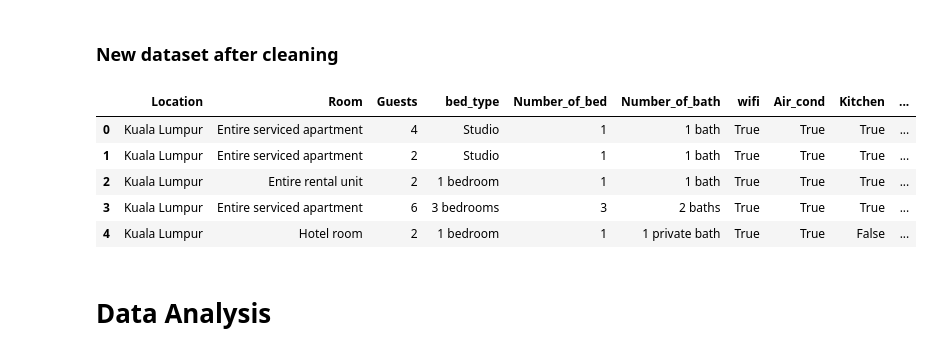
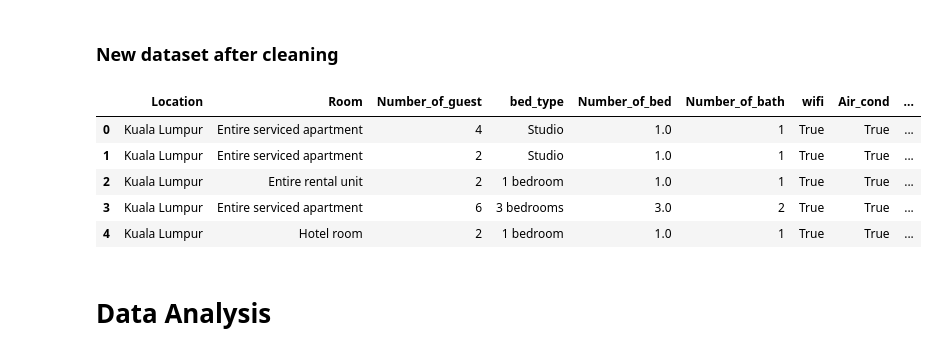
Before and after one commit to BryanChin991/webscrapping, a Jupyter notebook: Abnb/Scraping_lists-checkpoint.ipynb, the cells around one changed output. Saved outputs shown, nothing was run; the diff lists cells and outputs as text; code cells hidden in the pictures.

```diff
--- a/Abnb/Scraping_lists-checkpoint.ipynb
+++ b/Abnb/Scraping_lists-checkpoint.ipynb
@@ -174,0 +174,10 @@ Name: Number_of_bed, dtype: int64
+# %%
+for idx, beds in enumerate(df.Descriptions):
+    for bed in beds.split(',')[2:]:
+        if 'bed' in bed:
+            bed = bed.split(' ')
+            df.loc[idx, 'Number_of_bed'] = bed[1]
+            break
+
+df.Number_of_bed = df.Number_of_bed.astype('float64')
+df.Number_of_bed.value_counts()
@@ -175,5 +199,2 @@ Name: Number_of_bed, dtype: int64
 # %% [markdown]
 ### New features - Number of bath
-# %%
-df['Number_of_bath'] = [bath.split(',')[3] if 'bath' in bath.split(',')[3] else None for bath in df.Descriptions]
-df.Number_of_bath.value_counts()
@@ -194,0 +201,8 @@ Name: Number_of_bath, dtype: int64
+# %%
+for idx, baths in enumerate(df.Descriptions):
+    for bath in baths.split(',')[2:]:
+        if 'bath' in bath:
+            bath = bath.split(' ')
+            df.loc[idx, 'Number_of_bath'] = bath[1]
+            break
+df.Number_of_bath.value_counts()
@@ -211,0 +244,3 @@ Name: Price, dtype: int64
+# %%
+df['Price_in_MYR_per_guest'] = df['Price_in_MYR'] / df['Number_of_guest']
+df[['Price_in_MYR', 'Number_of_guest', 'Price_in_MYR_per_guest']].head()
@@ -212,14 +254,14 @@ Name: Price, dtype: int64
 # %% [markdown]
 ### New dataset after cleaning
 # %%
-useful_features = ['Location', 'Room', 'Guests', 'bed_type', 'Number_of_bed', 'Number_of_bath', 'wifi', 'Air_cond', 'Kitchen', 'Self_check_in', 'Rating', 'Price_in_MYR']
+useful_features = ['Location', 'Room', 'Number_of_guest', 'bed_type', 'Number_of_bed', 'Number_of_bath', 'wifi', 'Air_cond', 'Kitchen', 'Self_check_in', 'Rating', 'Price_in_MYR', 'Price_in_MYR_per_guest']
 data = df[useful_features]
 data.to_csv('/Users/Asus/Desktop/Unity Game/python/Data_Analysis/WebScrapping/Abnb/dataset_afterClean.csv', index=False)
 data.head()
 # %% [output]
-|  | Location | Room | Guests | bed_type | Number_of_bed | Number_of_bath | wifi | Air_cond | Kitchen | ... |
-| 0 | Kuala Lumpur | Entire serviced apartment | 4 | Studio | 1 | 1 bath | True | True | True | ... |
-| 1 | Kuala Lumpur | Entire serviced apartment | 2 | Studio | 1 | 1 bath | True | True | True | ... |
-| 2 | Kuala Lumpur | Entire rental unit | 2 | 1 bedroom | 1 | 1 bath | True | True | True | ... |
-| 3 | Kuala Lumpur | Entire serviced apartment | 6 | 3 bedrooms | 3 | 2 baths | True | True | True | ... |
-| 4 | Kuala Lumpur | Hotel room | 2 | 1 bedroom | 1 | 1 private bath | True | True | False | ... |
+|  | Location | Room | Number_of_guest | bed_type | Number_of_bed | Number_of_bath | wifi | Air_cond | ... |
+| 0 | Kuala Lumpur | Entire serviced apartment | 4 | Studio | 1.0 | 1 | True | True | ... |
+| 1 | Kuala Lumpur | Entire serviced apartment | 2 | Studio | 1.0 | 1 | True | True | ... |
+| 2 | Kuala Lumpur | Entire rental unit | 2 | 1 bedroom | 1.0 | 1 | True | True | ... |
+| 3 | Kuala Lumpur | Entire serviced apartment | 6 | 3 bedrooms | 3.0 | 2 | True | True | ... |
+| 4 | Kuala Lumpur | Hotel room | 2 | 1 bedroom | 1.0 | 1 | True | True | ... |
```
Also changed, not shown: parts of 41 cells of this notebook.
